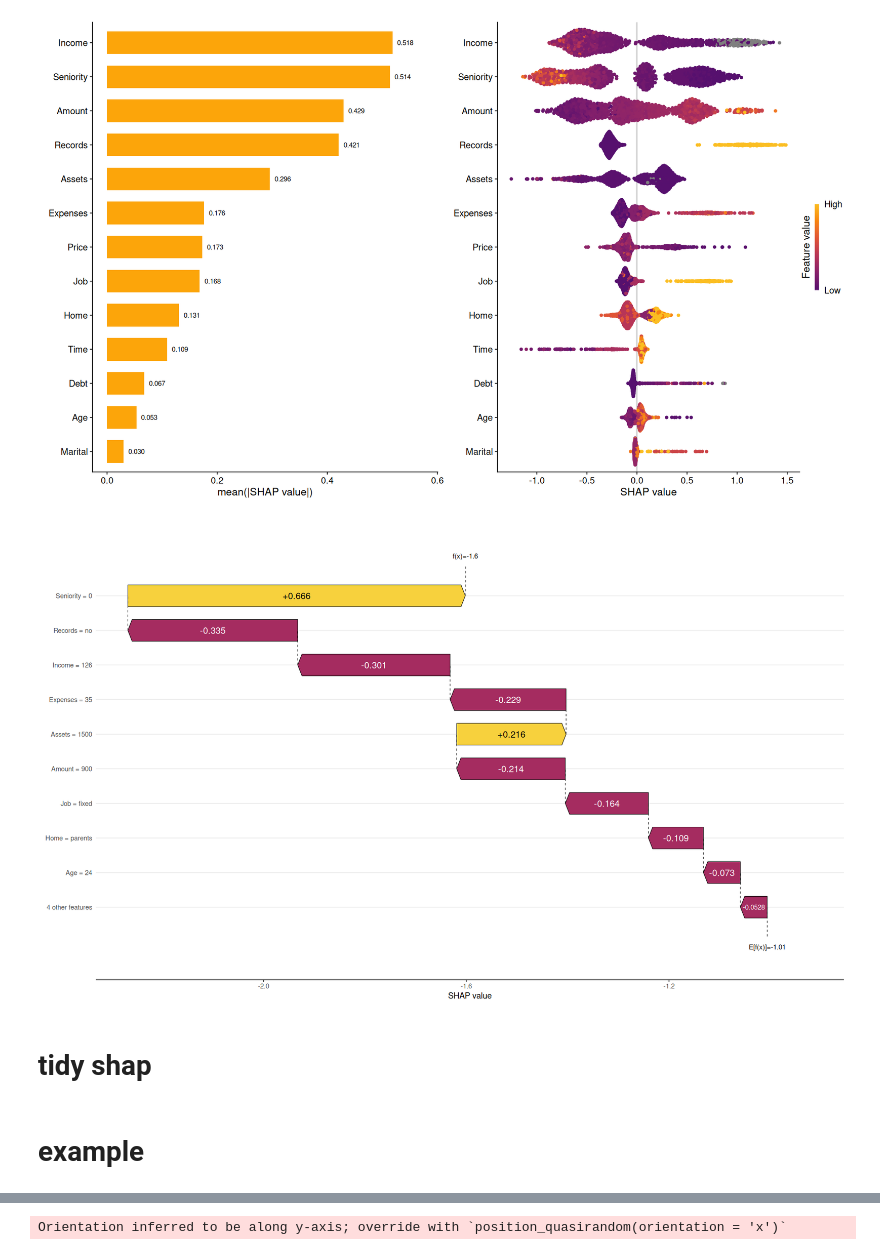
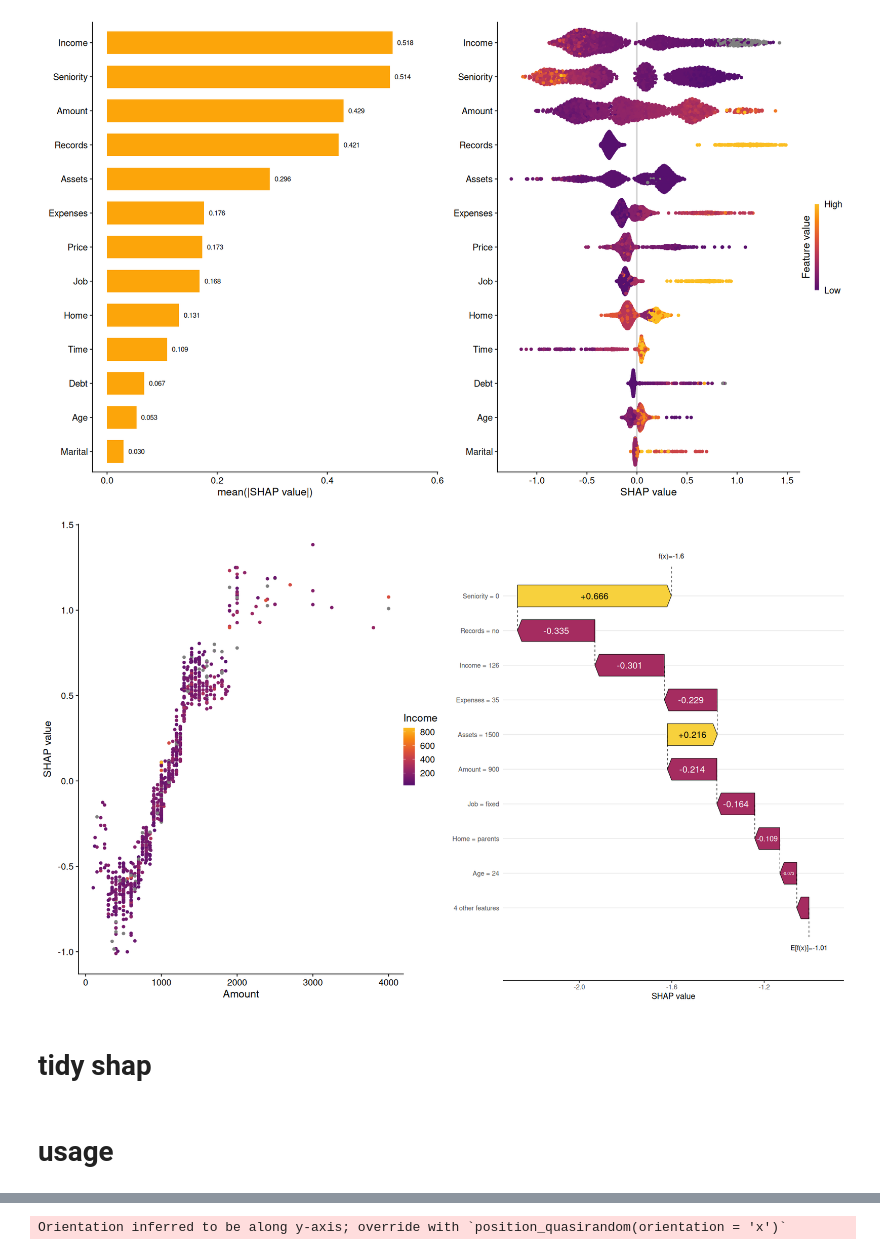
Before and after one commit to rvalieris/notebooks, a Jupyter notebook: src/methods/tidy_shap.ipynb, the cells around one changed output, grey strips where cells are left out. Drawn from its saved outputs; the diff is of its cells as text; code cells hidden in the pictures.

```diff
--- a/src/methods/tidy_shap.ipynb
+++ b/src/methods/tidy_shap.ipynb
@@ -118,7 +118,7 @@ $Job
 # shapviz
 # %%
 set.seed(42)
-shapviz.sv <- shapviz(
+sv <- shapviz(
     extract_fit_engine(best_fit),
     X_pred = small_prep,
     X = small,
@@ -130,10 +130,13 @@ p2 <- sv_importance(shapviz.sv, kind = 'beeswarm', max_display = 20)
 plot_grid(p1,p2)
 # %% [output]
 [figure]
-# %%
-sv_waterfall(shapviz.sv, row_id = 1)
-# %% [output]
-[figure, removed]
+# %%
+p1 <- sv_dependence(sv, v='Amount', color_var='Income')
+p2 <- sv_waterfall(sv, row_id = 1)
+
+plot_grid(p1,p2)
+# %% [output]
+[figure, added]
 # %% [markdown]
 # tidy shap
 # %%
@@ -161,4 +164,4 @@ tidy_shap <- function(shapviz.obj, include_values=FALSE, filter_values=NULL, tra
     inner_join(shap_vars, by=c('row_index','var'))
 }
 # %% [markdown]
-# example
+# usage
```
Also changed, not shown: parts of 10 cells of this notebook, 4 other files.
